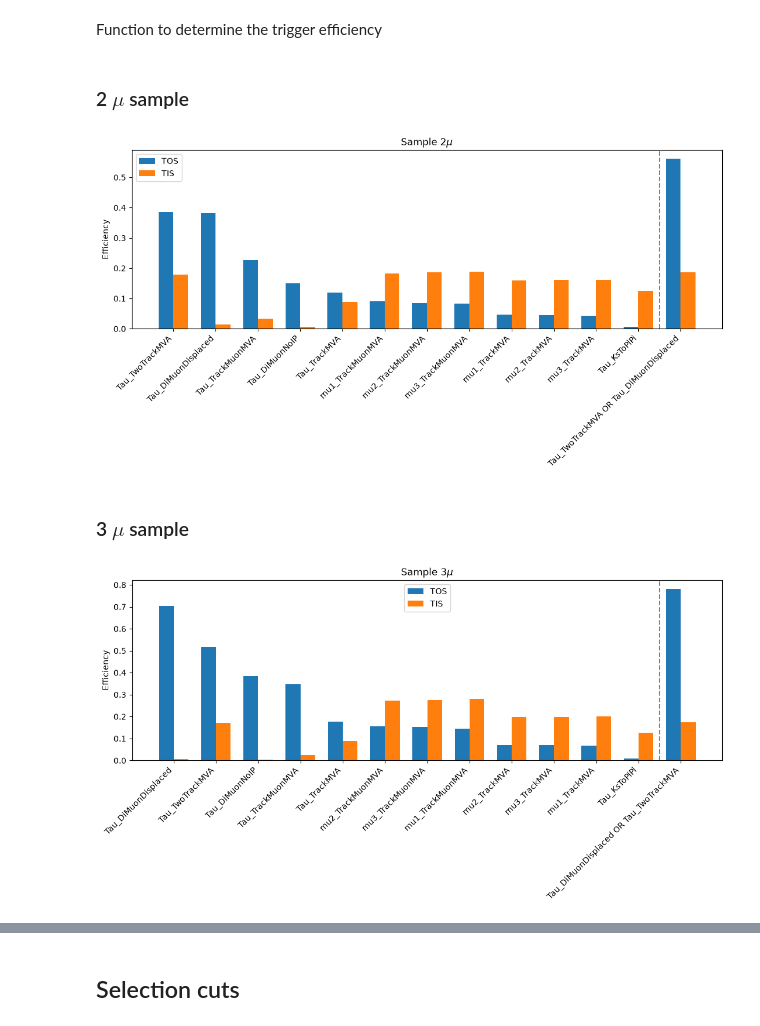
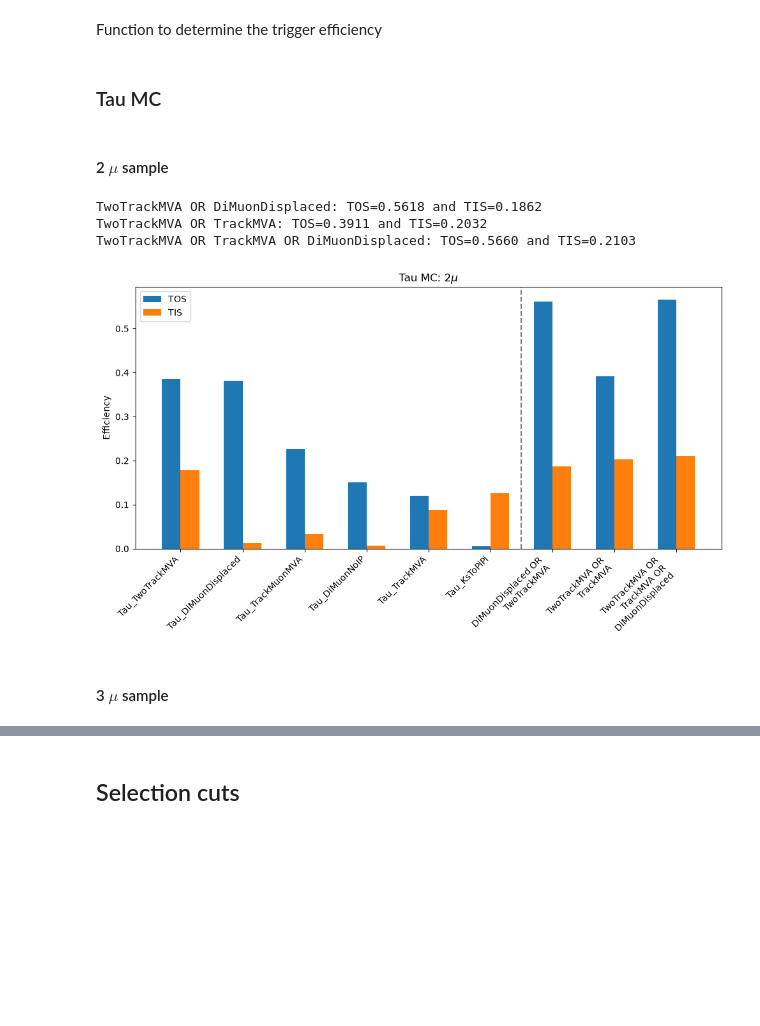
Before and after one commit to lhcb-bicocca/tesi_impicciche, a Jupyter notebook: notebooks/skimming.ipynb, the cells around one changed output, grey strips where cells are left out. Saved outputs shown, nothing was run; the diff lists cells and outputs as text; code cells hidden in the pictures; blank space fills up the shorter version.

Commit message:
implemented fit on Ds and trigger efficiences on Ds

```diff
--- a/notebooks/skimming.ipynb
+++ b/notebooks/skimming.ipynb
@@ -50,8 +58,7 @@ import matplotlib.pyplot as plt
 # %%
-data_samples = yaml.safe_load(open('../data/testing_ap.yaml', 'r'))
-event_id = [21513012, 21513013, 23513015, 23513016, 31113003] # only tau events
+event_id_tau = [21513012, 21513013, 23513015, 23513016, 31113003] # only tau events
 
-sample_MC = uproot.open(data_samples[f'mc-{event_id[0]}'][0])
-keys = sample_MC['Tau2MuMuMu/DecayTree'].keys()
+sample_MC_tau = uproot.open(data_samples[f'mc-{event_id_tau[0]}'][0])
+keys_tau = sample_MC_tau['Tau2MuMuMu/DecayTree'].keys()
 # %% [markdown]
 Variables considered
@@ -68,27 +86,27 @@ variables = muon_var + hlt1_tos_var + hlt1_tis_var + kin_var + muon_p_var
 # %% [markdown]
 MC dataset
 # %%
-df_mc = []
+df_mc_tau = []
 
-for event in event_id:
-    MC_np = uproot.open(data_samples[f'mc-{event}'][0])['Tau2MuMuMu/DecayTree'].arrays(variables, library="np") # faster via np
-    MC_df = pd.DataFrame(MC_np)
-    df_mc.append(MC_df)
+for event in event_id_tau:
+    MC_np_tau = uproot.open(data_samples[f'mc-{event}'][0])['Tau2MuMuMu/DecayTree'].arrays(variables_tau, library="np") # faster via np
+    MC_df_tau = pd.DataFrame(MC_np_tau)
+    df_mc_tau.append(MC_df_tau)
 
-df_MC = pd.concat(df_mc, ignore_index=True)
-print(len(df_MC))
+df_MC_tau = pd.concat(df_mc_tau, ignore_index=True)
+print(len(df_MC_tau))
 # %% [output]
 878758
 # %% [markdown]
 MC dataset divided in 2 $\mu$ and 3 $\mu$
 # %%
-separator = df_MC[muon_var].astype(int).sum(axis=1)
+separator_MC_tau = df_MC_tau[muon_var_tau].astype(int).sum(axis=1)
 
-df_3mu_MC = df_MC[separator == 3].copy()
-df_2mu_MC = df_MC[separator == 2].copy()
+df_3mu_MC_tau = df_MC_tau[separator_MC_tau == 3].copy()
+df_2mu_MC_tau = df_MC_tau[separator_MC_tau == 2].copy()
 
-print(len(df_2mu_MC))
-print(len(df_3mu_MC))
+print(len(df_2mu_MC_tau))
+print(len(df_3mu_MC_tau))
 # %% [output]
 223473
 655285
@@ -217,12 +543,13 @@ def trigger_efficiency (ds_name, df):
+# %% [markdown]
+### Tau MC
 # %% [markdown]
-### 2 $\mu$ sample
+#### 2 $\mu$ sample
 # %%
-trigger_efficiency('2$\\mu$', df_2mu_MC)
+trigger_efficiency('Tau MC: 2$\\mu$', df_2mu_MC_tau)
 # %% [output]
+TwoTrackMVA OR DiMuonDisplaced: TOS=0.5618 and TIS=0.1862
+TwoTrackMVA OR TrackMVA: TOS=0.3911 and TIS=0.2032
+TwoTrackMVA OR TrackMVA OR DiMuonDisplaced: TOS=0.5660 and TIS=0.2103
-[figure, old version]
+[figure, new version]
 # %% [markdown]
-### 3 $\mu$ sample
+#### 3 $\mu$ sample
-# %%
-trigger_efficiency('3$\\mu$', df_3mu_MC)
-# %% [output]
-[figure, removed]
```
Also changed, not shown: parts of 50 cells of this notebook.
